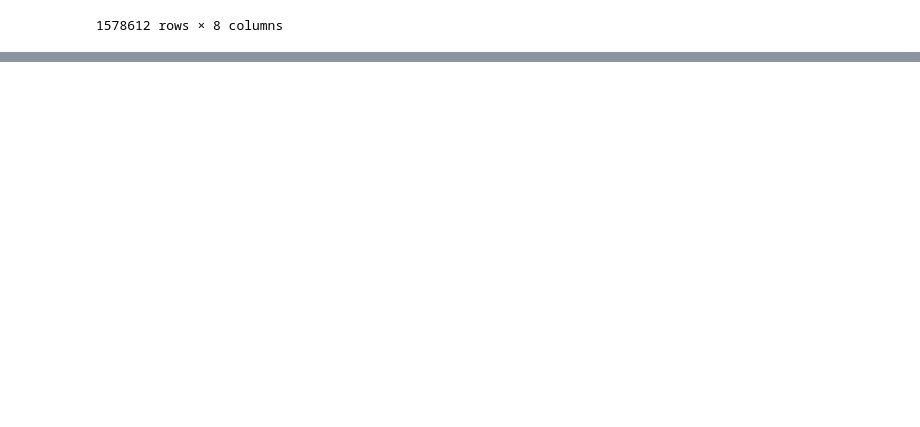
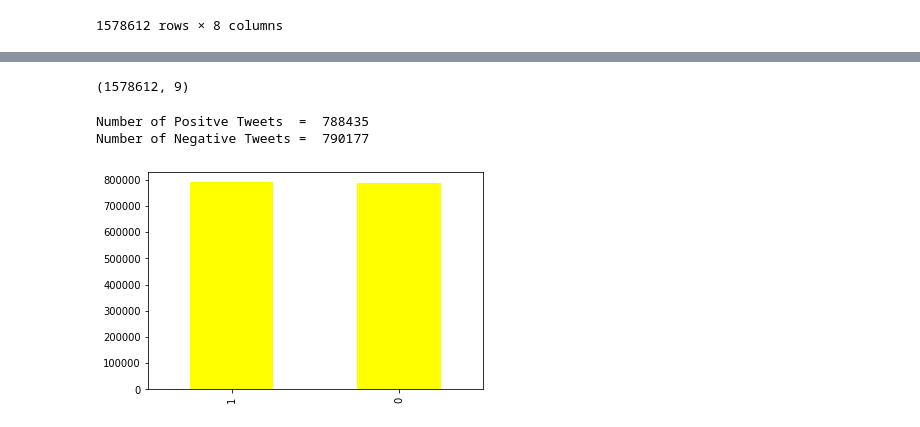
Before and after one commit to shounakd56/Detecting-Depression-through-Tweets, a Jupyter notebook: Week 1/NLP_Week_1.ipynb, the cells around one changed output, grey strips where cells are left out. Saved outputs shown, nothing was run; the diff lists cells and outputs as text; code cells hidden in the pictures; blank space fills up the shorter version.

```diff
--- a/Week 1/NLP_Week_1.ipynb
+++ b/Week 1/NLP_Week_1.ipynb
@@ -191,0 +248,3 @@ data
+# %%
+# Adding a column with length of the tweet
+data['length'] = data['tokenized_text'].str.len()
@@ -191,0 +267,13 @@ data
+# %%
+data.shape
+# %% [output]
+(1578612, 9)
+# %%
+# Count Plot
+data['Sentiment'].value_counts().plot.bar(color = 'yellow', figsize = (6, 4))
+print('Number of Positve Tweets  = ' ,len(data['Sentiment'][data.Sentiment == 0]))
+print('Number of Negative Tweets = ' ,len(data['Sentiment'][data.Sentiment == 1]))
+# %% [output]
+Number of Positve Tweets  =  788435
+Number of Negative Tweets =  790177
+[figure, added]
```
Also changed, not shown: parts of 14 cells of this notebook.
